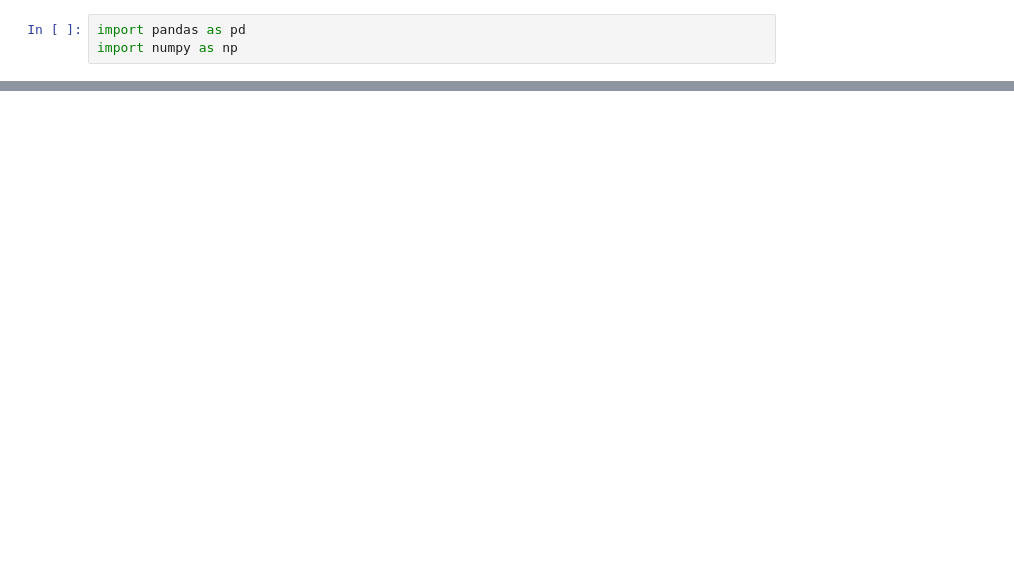
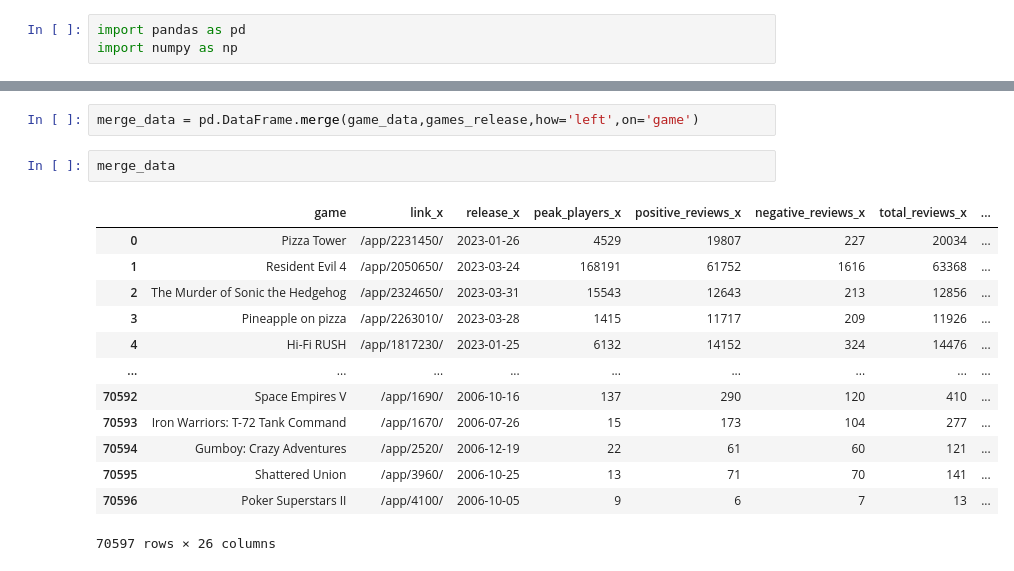
Before and after one commit to infoshareacademy/jdszr14-Data_Geeks, a Jupyter notebook: Projekt_Python/src/read_data.ipynb, the cells around one changed output, grey strips where cells are left out. Cells and saved outputs as stored; diff of their text form; blank space fills up the shorter version.

```diff
--- a/Projekt_Python/src/read_data.ipynb
+++ b/Projekt_Python/src/read_data.ipynb
@@ -38,0 +107,18 @@ games_release
+# %%
+merge_data = pd.DataFrame.merge(game_data,games_release,how='left',on='game')
+# %%
+merge_data
+# %% [output]
+|  | game | link_x | release_x | peak_players_x | positive_reviews_x | negative_reviews_x | total_reviews_x | ... |
+| 0 | Pizza Tower | /app/2231450/ | 2023-01-26 | 4529 | 19807 | 227 | 20034 | ... |
+| 1 | Resident Evil 4 | /app/2050650/ | 2023-03-24 | 168191 | 61752 | 1616 | 63368 | ... |
+| 2 | The Murder of Sonic the Hedgehog | /app/2324650/ | 2023-03-31 | 15543 | 12643 | 213 | 12856 | ... |
+| 3 | Pineapple on pizza | /app/2263010/ | 2023-03-28 | 1415 | 11717 | 209 | 11926 | ... |
+| 4 | Hi-Fi RUSH | /app/1817230/ | 2023-01-25 | 6132 | 14152 | 324 | 14476 | ... |
+| ... | ... | ... | ... | ... | ... | ... | ... | ... |
+| 70592 | Space Empires V | /app/1690/ | 2006-10-16 | 137 | 290 | 120 | 410 | ... |
+| 70593 | Iron Warriors: T-72 Tank Command | /app/1670/ | 2006-07-26 | 15 | 173 | 104 | 277 | ... |
+| 70594 | Gumboy: Crazy Adventures | /app/2520/ | 2006-12-19 | 22 | 61 | 60 | 121 | ... |
+| 70595 | Shattered Union | /app/3960/ | 2006-10-25 | 13 | 71 | 70 | 141 | ... |
+| 70596 | Poker Superstars II | /app/4100/ | 2006-10-05 | 9 | 6 | 7 | 13 | ... |
+70597 rows × 26 columns
```
Also changed, not shown: parts of 9 cells of this notebook.
